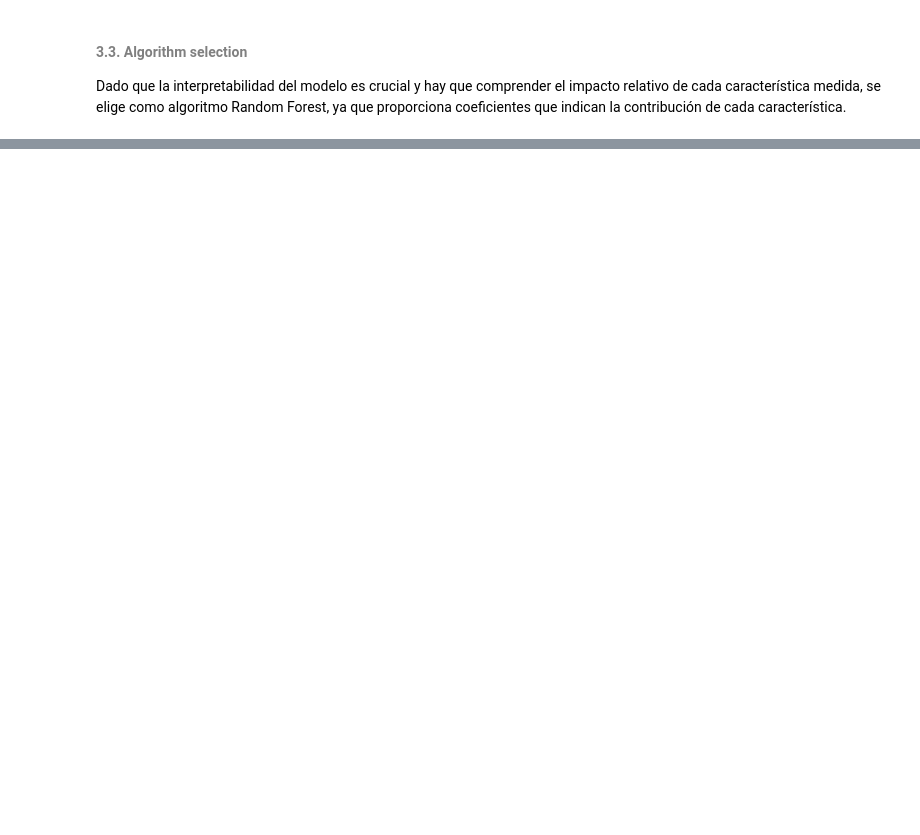
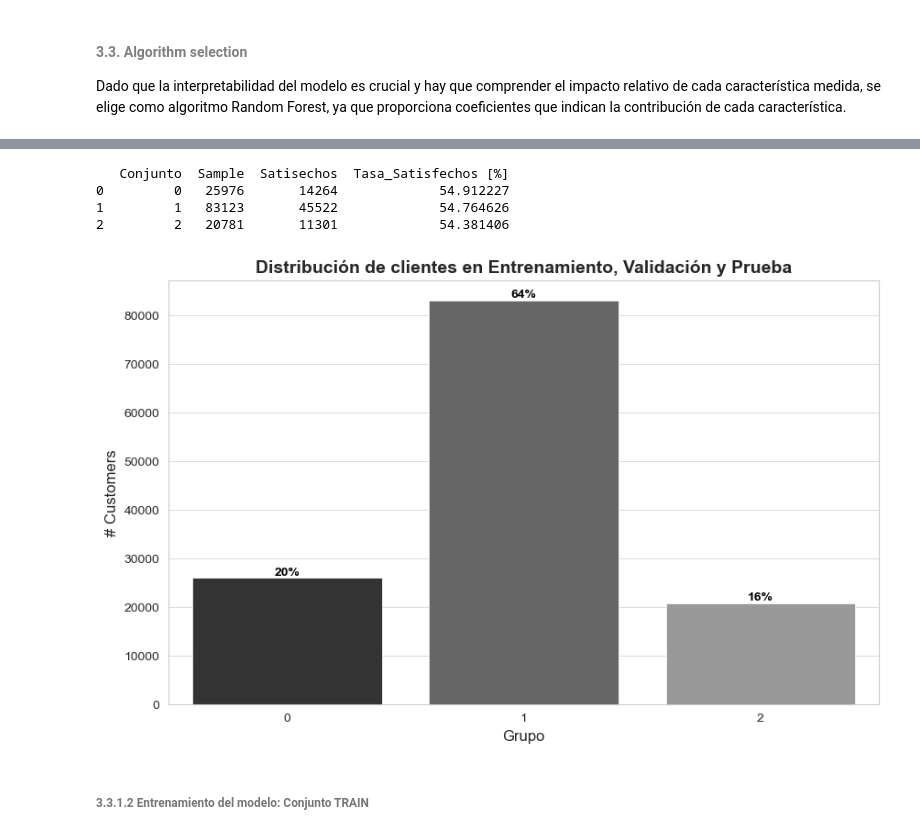
Before and after one commit to florderudder/proyectofinal_coderhouse, a Jupyter notebook: Desafio_FeatureSelection_+Florecia_Derudder.ipynb, the cells around one changed output, grey strips where cells are left out. Drawn from its saved outputs; the diff is of its cells as text; code cells hidden in the pictures; blank space fills up the shorter version.

```diff
--- a/Desafio_FeatureSelection_+Florecia_Derudder.ipynb
+++ b/Desafio_FeatureSelection_+Florecia_Derudder.ipynb
@@ -556,0 +448,17 @@ plt.show()
+# %%
+columnas_nuevas_ml = {'Flight Distance': 'Flight_Distance',
+                   'Seat comfort': 'Seat_comfort',
+                   'Departure/Arrival time convenient': 'Departure_Arrival_time_convenient',
+                   'Inflight wifi service' : 'Inflight_wifi_service',
+                   'Inflight entertainment' : 'Inflight_entertainment',
+                   'Online support' : 'Online_support',
+                   'Ease of Online booking' : 'Ease_of_Online_booking',
+                   'On-board service' : 'Onboard_service',
+                   'Leg room service' : 'Leg_room_service',
+                   'Baggage handling' : 'Baggage_handling',
+                   'Checkin service' : 'Checkin_service',
+                   'Online boarding' : 'Online_boarding'
+                  }
+
+# Utiliza el método rename() para cambiar el nombre de las columnas
+df_ml.rename(columns=columnas_nuevas_ml, inplace=True)
@@ -557 +485,40 @@ plt.show()
+# %%
+resumen_ml = df_ml.groupby('Conjunto').agg(
+    Sample = ('Es_Satisfied', 'count'),
+    Satisechos = ('Es_Satisfied', 'sum'),
+    Tasa_Satisfechos  = ('Es_Satisfied', 'mean')
+).reset_index()
+
+resumen_ml['Tasa_Satisfechos'] *= 100
+resumen_ml = resumen_ml.rename(columns={'Tasa_Satisfechos': 'Tasa_Satisfechos [%]'})
+print(resumen_ml)
+
+# Grafico y contextualizo
+sns.set_style("whitegrid")
+plt.figure(figsize=(10, 6))
+
+colores_1 = ["#333333", "#666666", "#999999"]
+
+sns.countplot(data=df_ml, x="Conjunto", palette=colores_1)
+plt.xlabel('Grupo', fontsize=12)
+plt.ylabel('# Customers', fontsize=12)
+plt.title('Distribución de clientes en Entrenamiento, Validación y Prueba', fontsize=14, fontweight='bold')
+
+ax = plt.gca()
+total_height = len(df_ml)
+for p in ax.patches:
+    x_text = p.get_x() + p.get_width() / 2.0
+    y_text = p.get_height()
+    ax.text(x_text, y_text, f'{round(y_text / total_height * 100)}%',
+            ha='center', va='bottom', fontsize=10, color='black', fontweight='bold')
+
+plt.show()
+# %% [output]
+   Conjunto  Sample  Satisechos  Tasa_Satisfechos [%]
+0         0   25976       14264             54.912227
+1         1   83123       45522             54.764626
+2         2   20781       11301             54.381406
+[figure, added]
+# %% [markdown]
+###### 3.3.1.2 Entrenamiento del modelo: Conjunto TRAIN
 # %%
```
Also changed, not shown: parts of 57 cells of this notebook.
